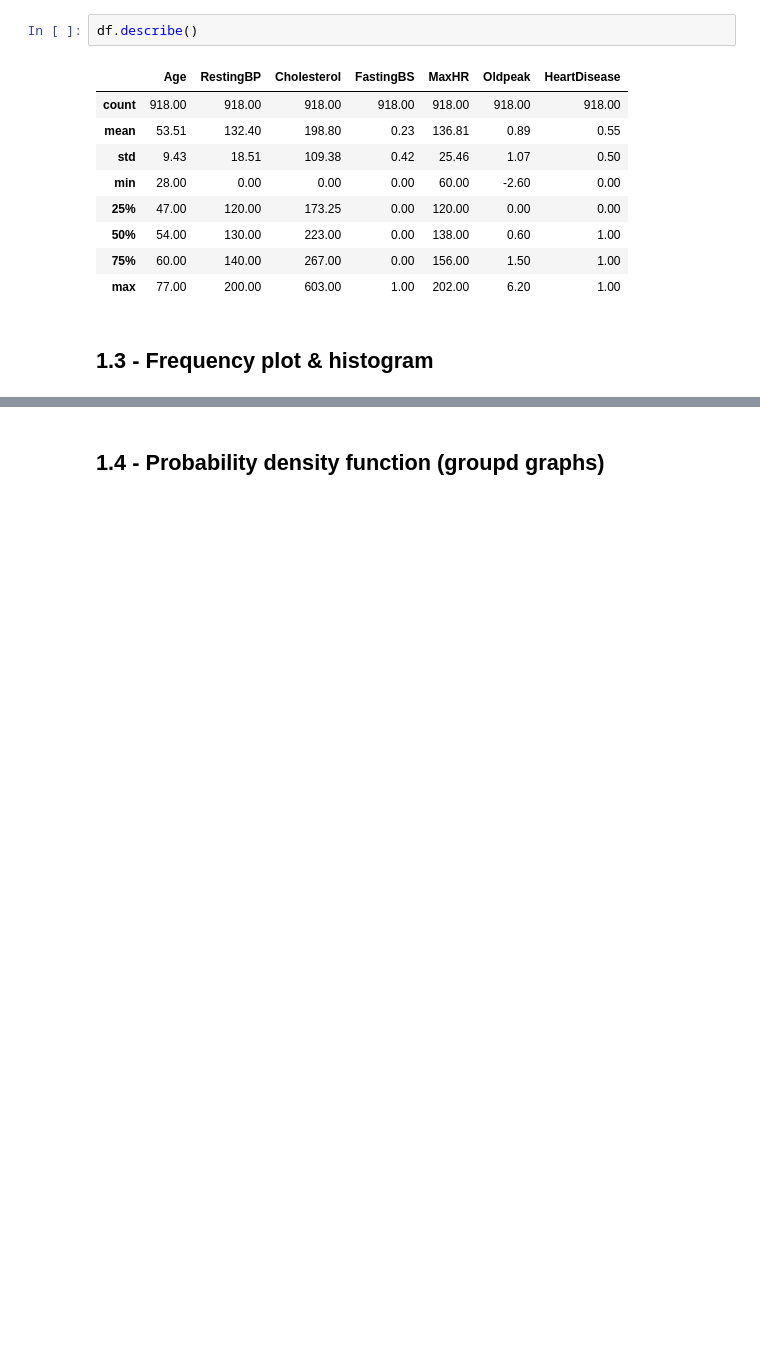
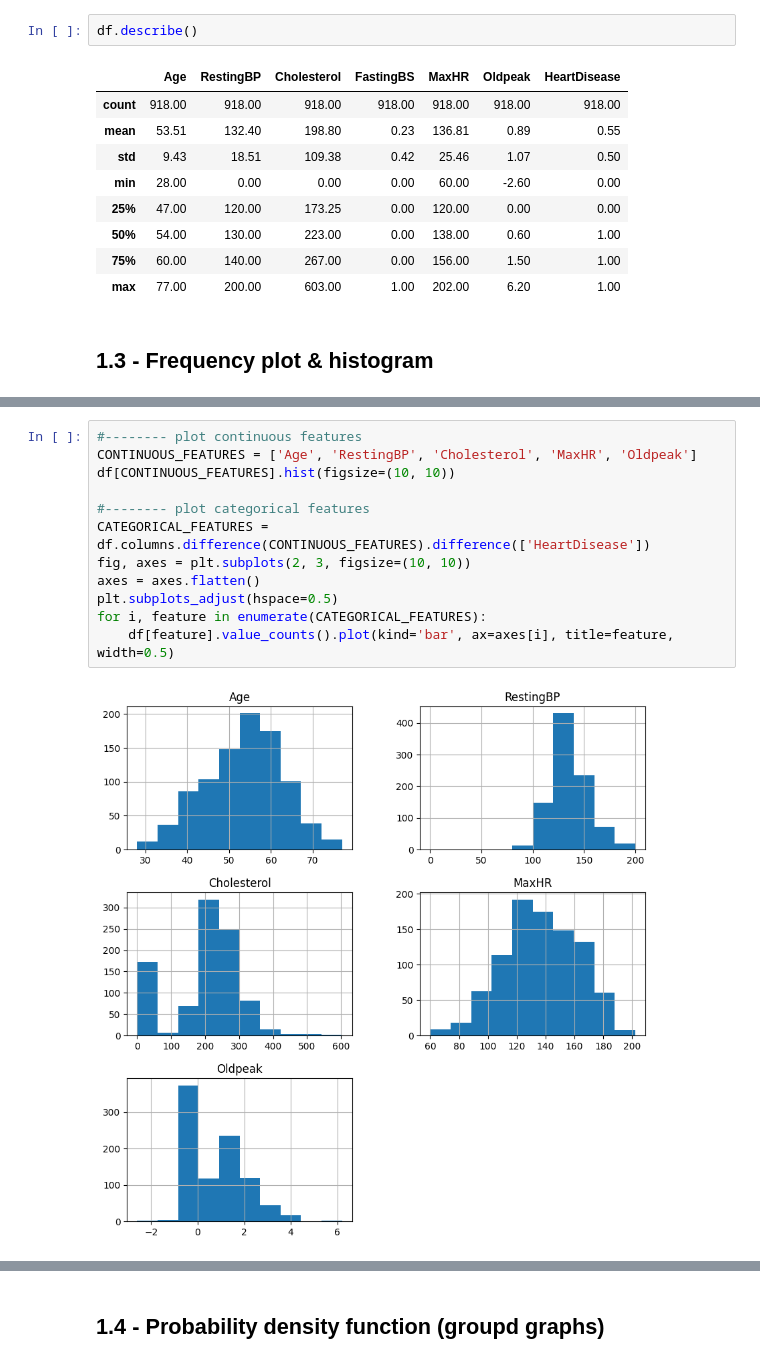
Before and after one commit to hosain-ghoraba/Heart-Disease-detection, a Jupyter notebook: Heart_Failure_Prediction.ipynb, the cells around one changed output, grey strips where cells are left out. Drawn from its saved outputs; the diff is of its cells as text; blank space fills up the shorter version.

```diff
--- a/Heart_Failure_Prediction.ipynb
+++ b/Heart_Failure_Prediction.ipynb
@@ -124,0 +102,14 @@ for column in all_features.columns:
+# %%
+#-------- plot continuous features
+CONTINUOUS_FEATURES = ['Age', 'RestingBP', 'Cholesterol', 'MaxHR', 'Oldpeak']
+df[CONTINUOUS_FEATURES].hist(figsize=(10, 10))
+
+#-------- plot categorical features
+CATEGORICAL_FEATURES = df.columns.difference(CONTINUOUS_FEATURES).difference(['HeartDisease'])
+fig, axes = plt.subplots(2, 3, figsize=(10, 10))
+axes = axes.flatten()
+plt.subplots_adjust(hspace=0.5)
+for i, feature in enumerate(CATEGORICAL_FEATURES):
+    df[feature].value_counts().plot(kind='bar', ax=axes[i], title=feature, width=0.5)
+# %% [output]
+[figure, added]
```
Also changed, not shown: parts of 26 cells of this notebook.
